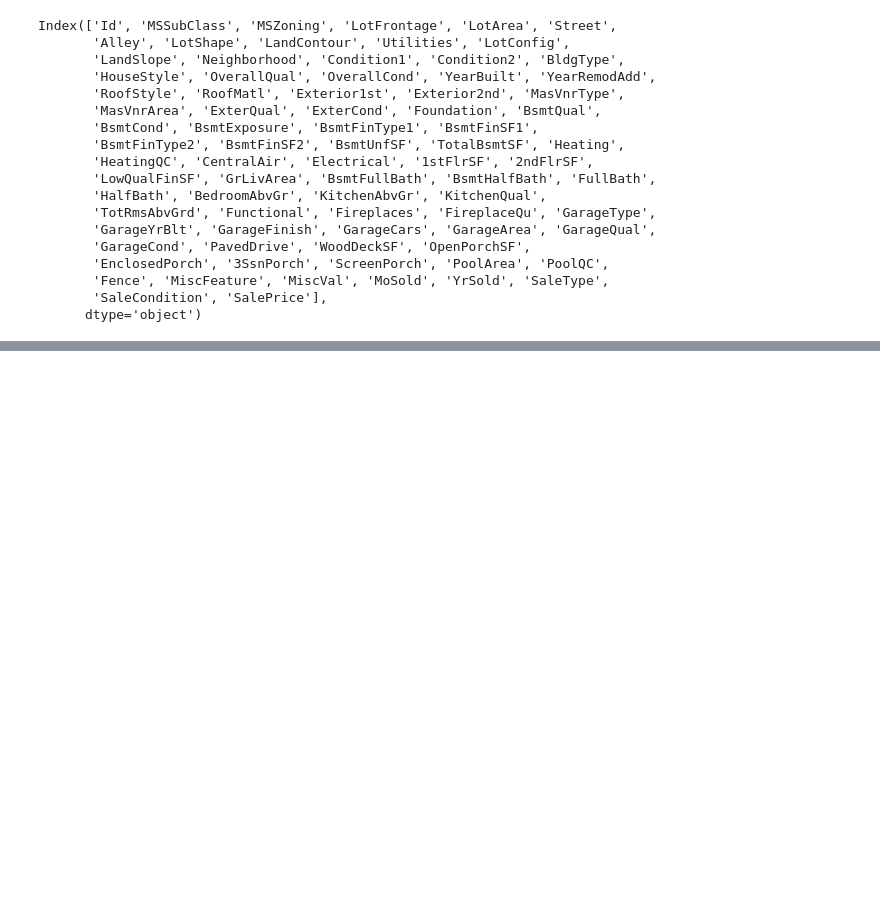
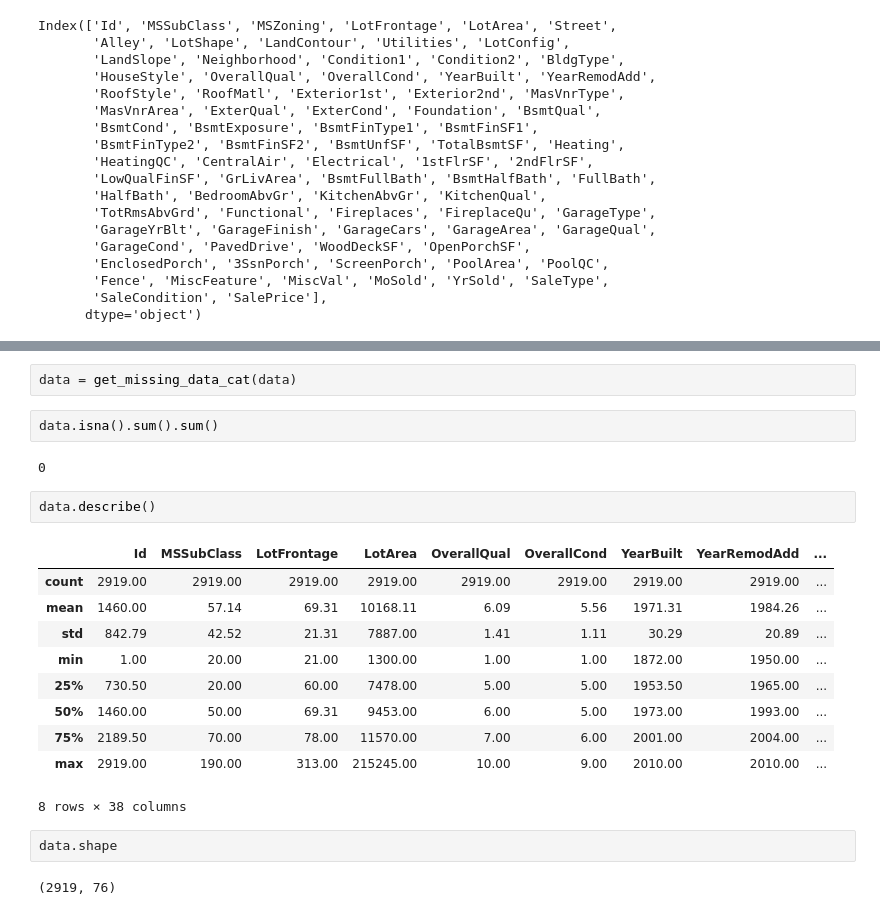
Before and after one commit to Ephrayyy/Regression, a Jupyter notebook: Project_4.ipynb, the cells around one changed output, grey strips where cells are left out. Saved outputs shown, nothing was run; the diff lists cells and outputs as text; blank space fills up the shorter version.

```diff
--- a/Project_4.ipynb
+++ b/Project_4.ipynb
@@ -231,0 +345,23 @@ Index(['Id', 'MSSubClass', 'MSZoning', 'LotFrontage', 'LotArea', 'Street',
+# %%
+data = get_missing_data_cat(data)
+# %%
+data.isna().sum().sum()
+# %% [output]
+0
+# %%
+data.describe()
+# %% [output]
+|  | Id | MSSubClass | LotFrontage | LotArea | OverallQual | OverallCond | YearBuilt | YearRemodAdd | ... |
+| count | 2919.00 | 2919.00 | 2919.00 | 2919.00 | 2919.00 | 2919.00 | 2919.00 | 2919.00 | ... |
+| mean | 1460.00 | 57.14 | 69.31 | 10168.11 | 6.09 | 5.56 | 1971.31 | 1984.26 | ... |
+| std | 842.79 | 42.52 | 21.31 | 7887.00 | 1.41 | 1.11 | 30.29 | 20.89 | ... |
+| min | 1.00 | 20.00 | 21.00 | 1300.00 | 1.00 | 1.00 | 1872.00 | 1950.00 | ... |
+| 25% | 730.50 | 20.00 | 60.00 | 7478.00 | 5.00 | 5.00 | 1953.50 | 1965.00 | ... |
+| 50% | 1460.00 | 50.00 | 69.31 | 9453.00 | 6.00 | 5.00 | 1973.00 | 1993.00 | ... |
+| 75% | 2189.50 | 70.00 | 78.00 | 11570.00 | 7.00 | 6.00 | 2001.00 | 2004.00 | ... |
+| max | 2919.00 | 190.00 | 313.00 | 215245.00 | 10.00 | 9.00 | 2010.00 | 2010.00 | ... |
+8 rows × 38 columns
+# %%
+data.shape
+# %% [output]
+(2919, 76)
```
Also changed, not shown: parts of 30 cells of this notebook.
